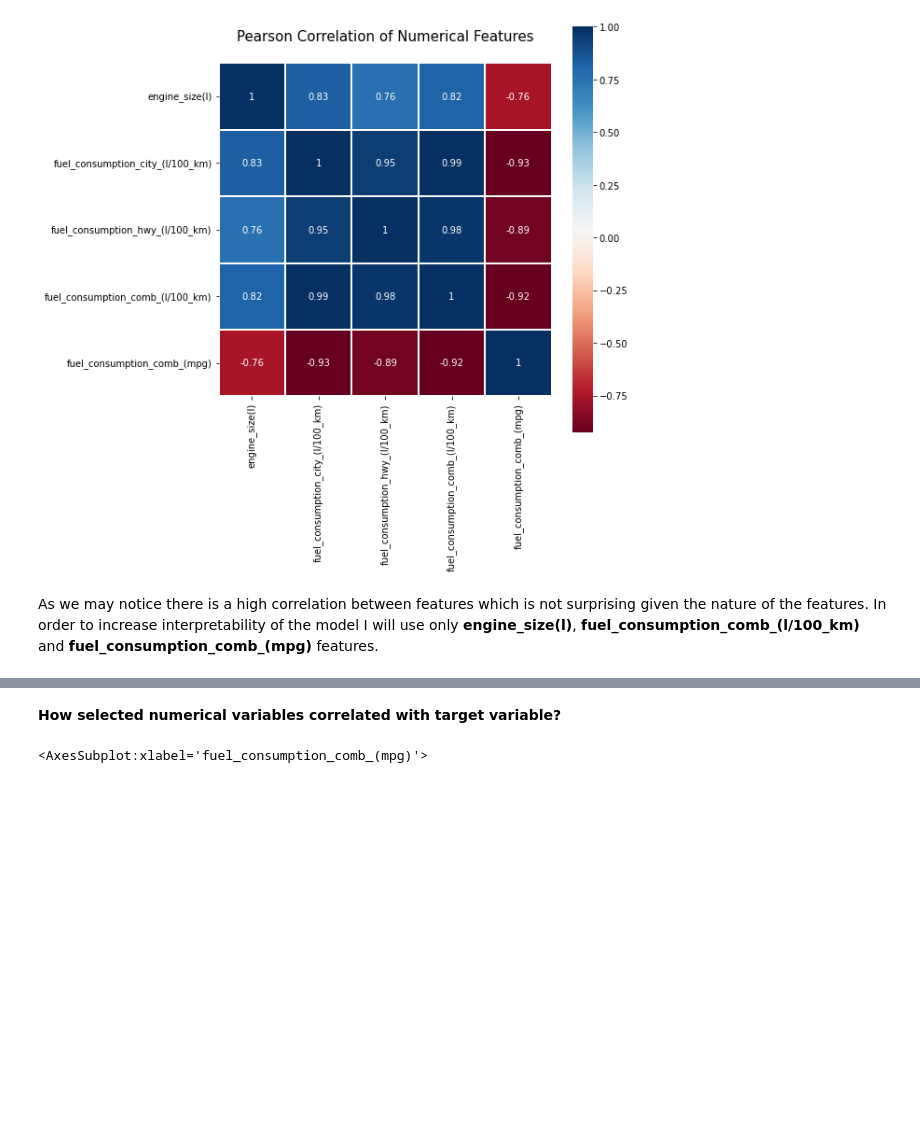
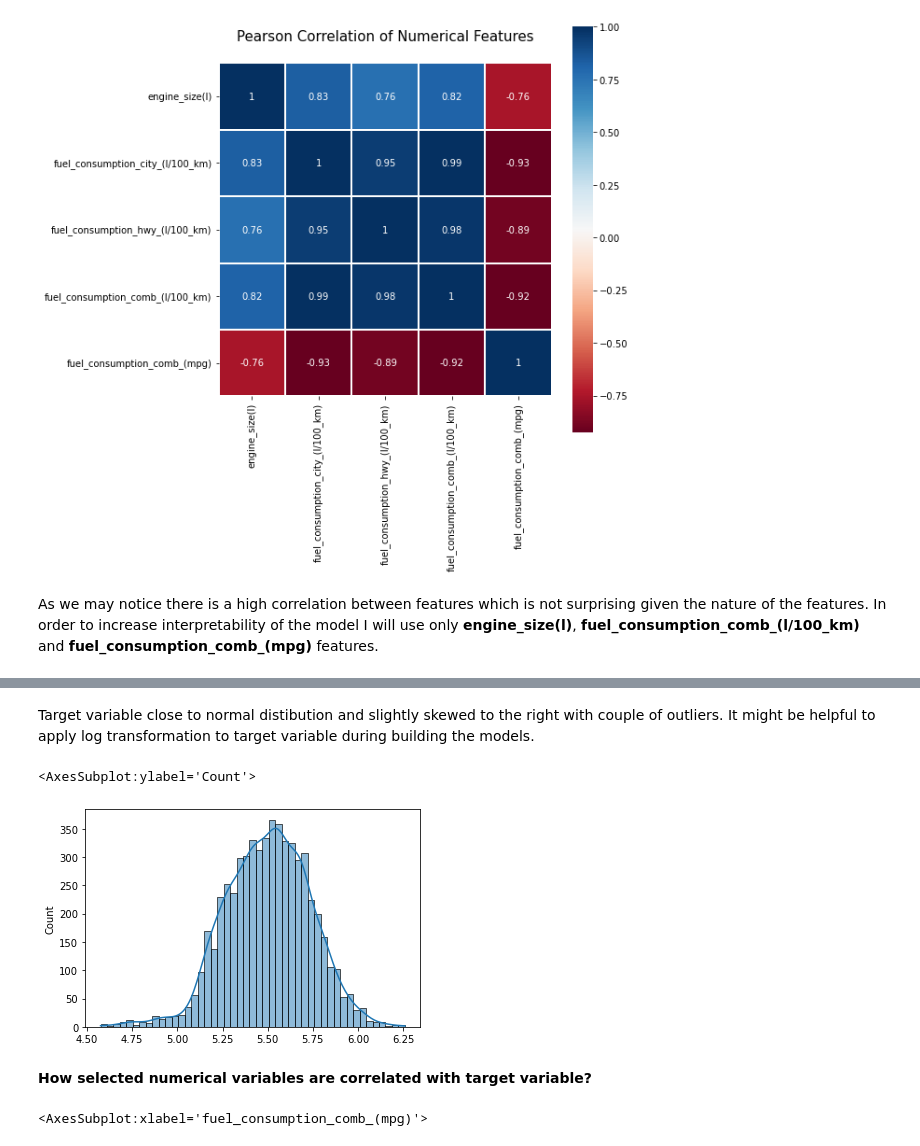
Before and after one commit to DZorikhin/co2_emissions, a Jupyter notebook: notebook.ipynb, the cells around one changed output, grey strips where cells are left out. Drawn from its saved outputs; the diff is of its cells as text; code cells hidden in the pictures; blank space fills up the shorter version.

```diff
--- a/notebook.ipynb
+++ b/notebook.ipynb
@@ -168,5 +227,12 @@ As we may notice there is a high correlation between features which is not surpr
+# %% [markdown]
+Target variable close to normal distibution and slightly skewed to the right with couple of outliers. It might be helpful to apply log transformation to target variable during building the models.
+# %%
+sns.histplot(np.log1p(y_full_train), kde=True)
+# %% [output]
+<AxesSubplot:ylabel='Count'>
+[figure, added]
 # %% [markdown]
-**How selected numerical variables correlated with target variable?**
+**How selected numerical variables are correlated with target variable?**
 # %%
 _, axes = plt.subplots(nrows=1, ncols=3, figsize=(15, 5))
 sns.scatterplot(y=y_full_train, x=df_full_train['engine_size(l)'], ax=axes[0])
```
Also changed, not shown: parts of 25 cells of this notebook.
